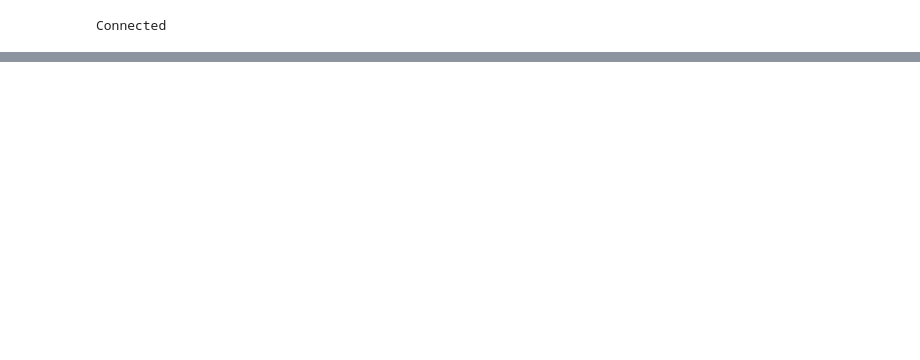
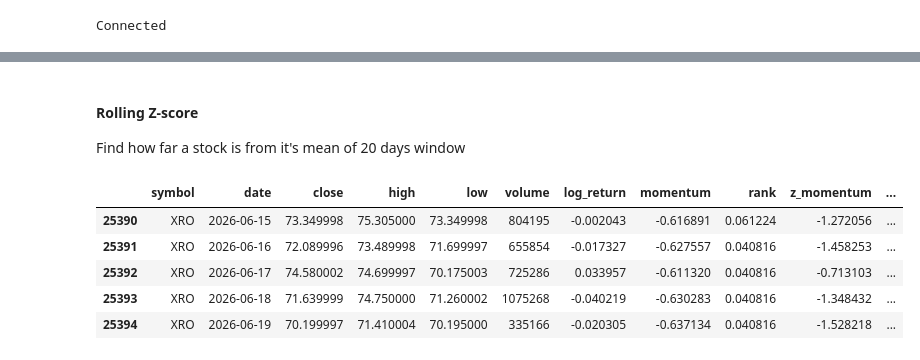
Before and after one commit to craizychicken/ds_stock_selection, a Jupyter notebook: main.ipynb, the cells around one changed output, grey strips where cells are left out. Cells and saved outputs as stored; diff of their text form; code cells hidden in the pictures; blank space fills up the shorter version.

Commit message:
"Did Momentums"

```diff
--- a/main.ipynb
+++ b/main.ipynb
@@ -23,0 +73,2 @@ import yfinance as yf
+# %%
+df['date'] = pd.to_datetime(df['date'])
@@ -23,0 +90,5 @@ import yfinance as yf
+# %%
+# 12 month trailing momentum
+df = stock_init.trailing_return(df, month=12)
+# %%
+df['rank'] = df.groupby('date')['momentum'].rank(pct=True)
@@ -23,0 +114,20 @@ import yfinance as yf
+# %% [markdown]
+#### Rolling Z-score
+Find how far a stock is from it's mean of 20 days window
+# %%
+def rolling_z(window_size = 20):
+    rolling_mean = df["close"].rolling(window_size).mean()
+    rolling_std = df["close"].rolling(window_size).std()
+    return (df["close"]-rolling_mean)/rolling_std
+
+df["z_momentum"] = rolling_z(20)
+df["z_reversion"] = rolling_z(252)
+# %%
+df.tail()
+# %% [output]
+|  | symbol | date | close | high | low | volume | log_return | momentum | rank | z_momentum | ... |
+| 25390 | XRO | 2026-06-15 | 73.349998 | 75.305000 | 73.349998 | 804195 | -0.002043 | -0.616891 | 0.061224 | -1.272056 | ... |
+| 25391 | XRO | 2026-06-16 | 72.089996 | 73.489998 | 71.699997 | 655854 | -0.017327 | -0.627557 | 0.040816 | -1.458253 | ... |
+| 25392 | XRO | 2026-06-17 | 74.580002 | 74.699997 | 70.175003 | 725286 | 0.033957 | -0.611320 | 0.040816 | -0.713103 | ... |
+| 25393 | XRO | 2026-06-18 | 71.639999 | 74.750000 | 71.260002 | 1075268 | -0.040219 | -0.630283 | 0.040816 | -1.348432 | ... |
+| 25394 | XRO | 2026-06-19 | 70.199997 | 71.410004 | 70.195000 | 335166 | -0.020305 | -0.637134 | 0.040816 | -1.528218 | ... |
```
Also changed, not shown: parts of 23 cells of this notebook, 2 other files.
